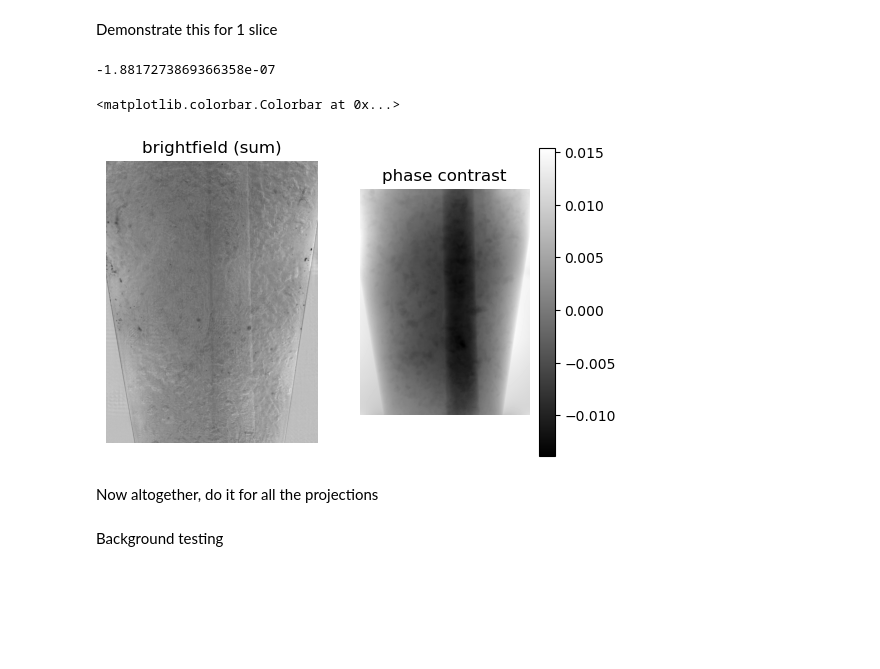
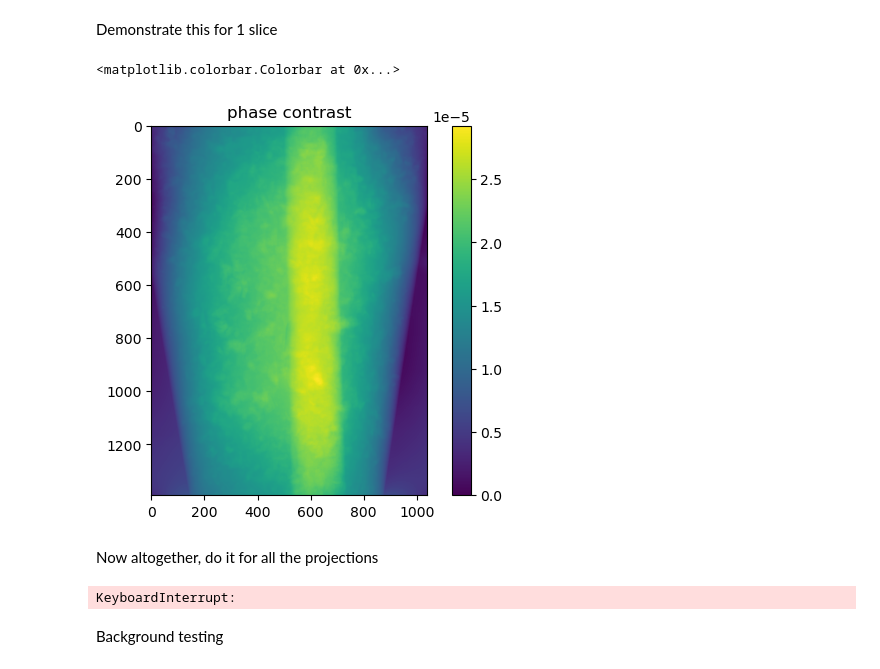
Before and after one commit to kwokkenton/optea, a Jupyter notebook: led_array/agarose_phantom_analysis.ipynb, the cells around one changed output. Saved outputs shown, nothing was run; the diff lists cells and outputs as text; code cells hidden in the pictures; blank space fills up the shorter version.

```diff
--- a/led_array/agarose_phantom_analysis.ipynb
+++ b/led_array/agarose_phantom_analysis.ipynb
@@ -235,9 +235,4 @@ freq_x = np.fft.fftshift(freq_x)
 freq_y = np.fft.fftshift(freq_y)
 
 initial = do_fourier_integration(left_right[0, :,:], top_bottom[0, :,:], freq_x, freq_y)
-phi = (initial - np.average(initial) )* e*1e6 * im_width
-# phi = (initial- np.min(initial))/np.max(initial) *65535
+phi = -(initial - np.max(initial) )* e*1e3 * im_width
-# %%
-np.average(phi)
-# %% [output]
--1.8817273869366358e-07
@@ -244,17 +248,17 @@ np.average(phi)
 # %%
-fig, ax = plt.subplots(1,2, figsize=(6,4))
+# fig, ax = plt.subplots(1,2, figsize=(6,4))
 
-ax[0].imshow(np.average(phantom[slice], axis=0), cmap='gray')
-ax[0].set_title('brightfield (sum)')
-ax[0].axis('off')
+# ax[0].imshow(np.average(phantom[slice], axis=0), cmap='gray')
+# ax[0].set_title('brightfield (sum)')
+# ax[0].axis('off')
 
-im = ax[1].imshow(phi, cmap='gray')
-ax[1].set_title('phase contrast')
-ax[1].axis('off')
-plt.colorbar(im)
+plt.imshow(phi, cmap='viridis')
+plt.title('phase contrast')
+# plt.axis('off')
+plt.colorbar()
 # %% [output]
 <matplotlib.colorbar.Colorbar at 0x...>
-[figure, old version]
+[figure, new version]
 # %% [markdown]
 Now altogether, do it for all the projections
 # %%
@@ -264,6 +268,8 @@ phase_contrast = np.zeros((num_projections, im_height, im_width))
 for i in tqdm(range(num_projections)):
     phi = do_fourier_integration(left_right[i], top_bottom[i], freq_x, freq_y)
     phase_contrast[i] = phi
+# %% [output]
+KeyboardInterrupt:
 # %% [markdown]
 Background testing
 # %%
```
Also changed, not shown: parts of 1 cell of this notebook, 2 other files.
